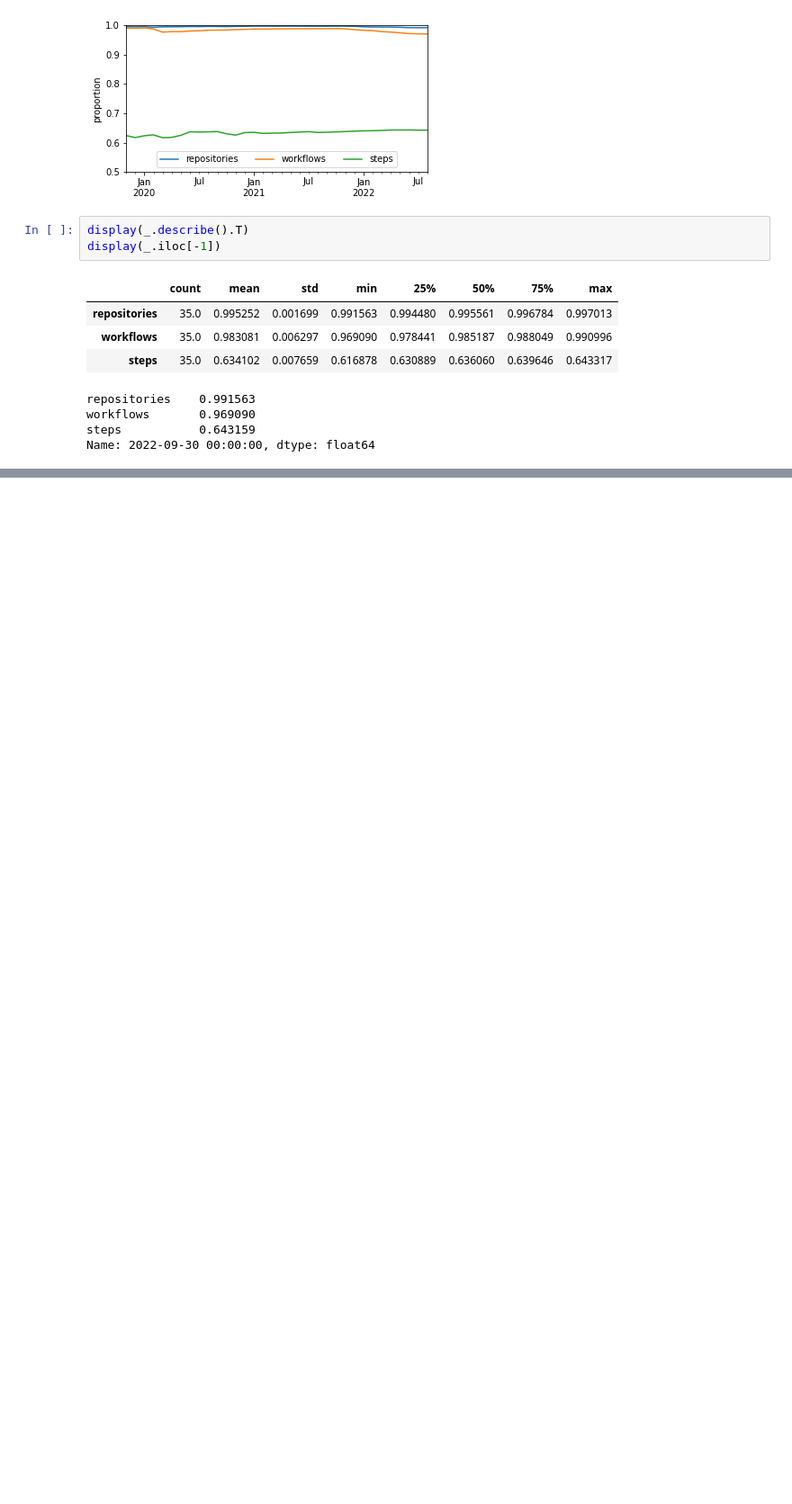
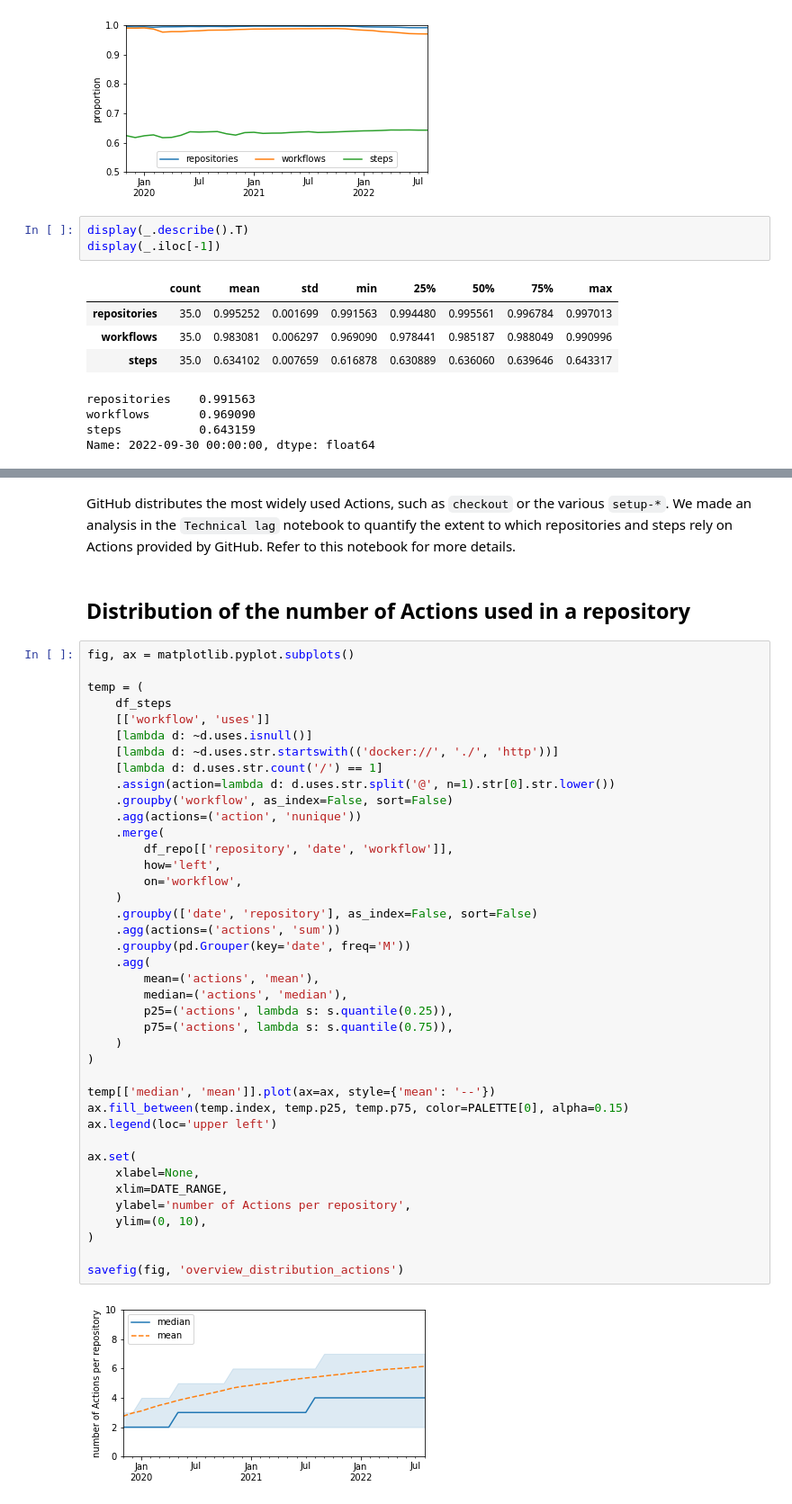
Before and after one commit to AlexandreDecan/secos-ghalag, a Jupyter notebook: notebooks/Data Overview.ipynb, the cells around one changed output, grey strips where cells are left out. Shown: that part at 90% size. Drawn from its saved outputs; the diff is of its cells as text; blank space fills up the shorter version.

```diff
--- a/notebooks/Data Overview.ipynb
+++ b/notebooks/Data Overview.ipynb
@@ -147,0 +189,46 @@ Name: 2022-09-30 00:00:00, dtype: float64
+# %% [markdown]
+GitHub distributes the most widely used Actions, such as `checkout` or the various `setup-*`. We made an analysis in the `Technical lag` notebook to quantify the extent to which repositories and steps rely on Actions provided by GitHub. Refer to this notebook for more details.
+# %% [markdown]
+## Distribution of the number of Actions used in a repository
+# %%
+fig, ax = matplotlib.pyplot.subplots()
+
+temp = (
+    df_steps
+    [['workflow', 'uses']]
+    [lambda d: ~d.uses.isnull()]
+    [lambda d: ~d.uses.str.startswith(('docker://', './', 'http'))]
+    [lambda d: d.uses.str.count('/') == 1]
+    .assign(action=lambda d: d.uses.str.split('@', n=1).str[0].str.lower())
+    .groupby('workflow', as_index=False, sort=False)
+    .agg(actions=('action', 'nunique'))
+    .merge(
+        df_repo[['repository', 'date', 'workflow']],
+        how='left',
+        on='workflow',
+    )
+    .groupby(['date', 'repository'], as_index=False, sort=False)
+    .agg(actions=('actions', 'sum'))
+    .groupby(pd.Grouper(key='date', freq='M'))
+    .agg(
+        mean=('actions', 'mean'),
+        median=('actions', 'median'),
+        p25=('actions', lambda s: s.quantile(0.25)),
+        p75=('actions', lambda s: s.quantile(0.75)),
+    )
+)
+
+temp[['median', 'mean']].plot(ax=ax, style={'mean': '--'})
+ax.fill_between(temp.index, temp.p25, temp.p75, color=PALETTE[0], alpha=0.15)
+ax.legend(loc='upper left')
+
+ax.set(
+    xlabel=None,
+    xlim=DATE_RANGE,
+    ylabel='number of Actions per repository',
+    ylim=(0, 10),
+)
+
+savefig(fig, 'overview_distribution_actions')
+# %% [output]
+[figure, added]
```
Also changed, not shown: parts of 4 cells of this notebook.
